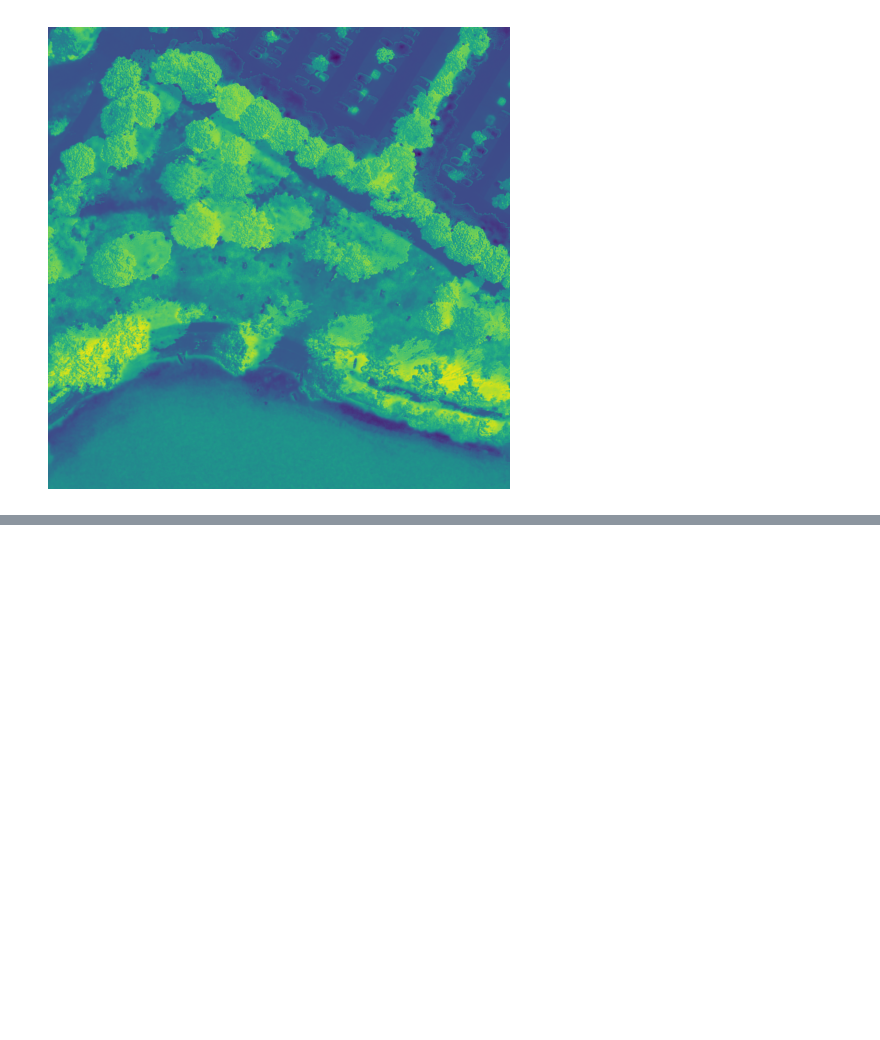
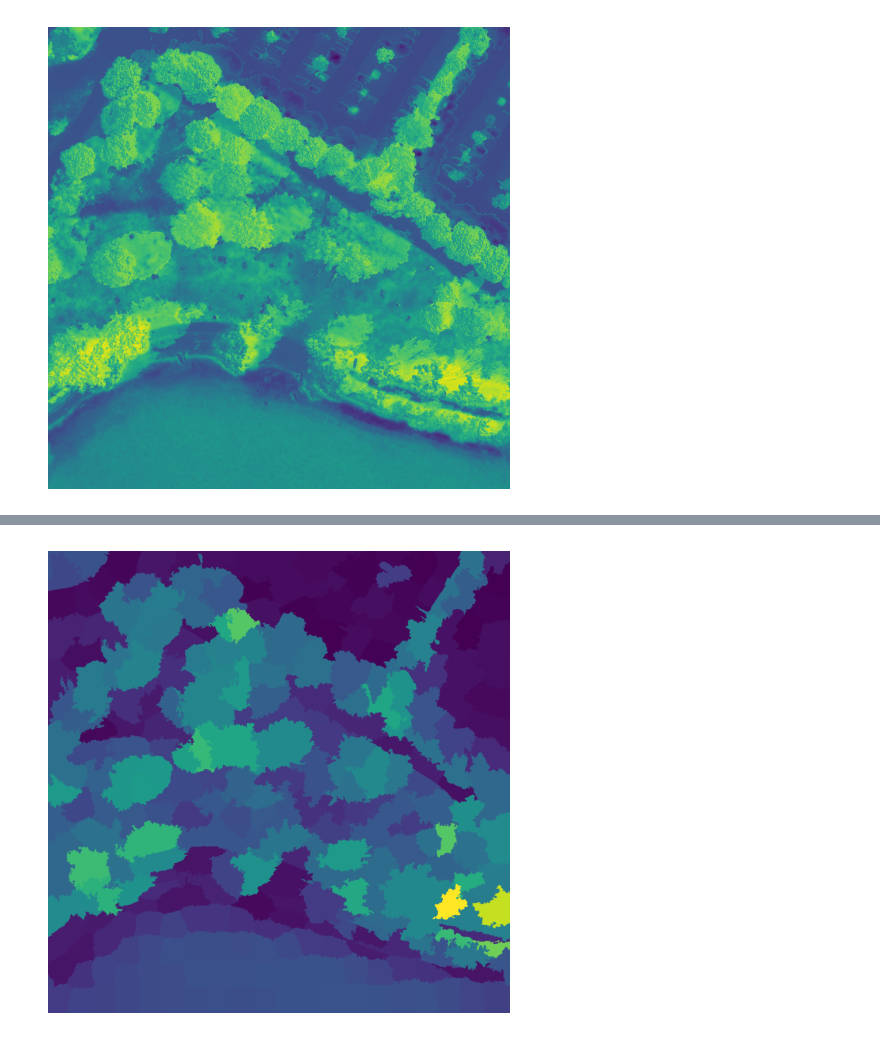
Before and after one commit to brunacandido/OBIA_workflow, a Jupyter notebook: obia_workflow.ipynb, the cells around one changed output, grey strips where cells are left out. Drawn from its saved outputs; the diff is of its cells as text; code cells hidden in the pictures; blank space fills up the shorter version.

```diff
--- a/obia_workflow.ipynb
+++ b/obia_workflow.ipynb
@@ -26,0 +31,3 @@ display_image(seg[1])
+# %%
+features = calculate_segment_features(red, green, blue, nir, ndvi, seg[0])
+features
@@ -26,0 +48,9 @@ display_image(seg[1])
+# %%
+feature_map = dict(zip(features["segment_id"], features["vegetation_index"]))
+feature_image = np.zeros_like(seg[0], dtype=float)
+for seg_id, value in feature_map.items():
+    feature_image[seg[0] == seg_id] = value
+
+display_image(feature_image)
+# %% [output]
+[figure, added]
```
Also changed, not shown: parts of 5 cells of this notebook, 1 other file.
